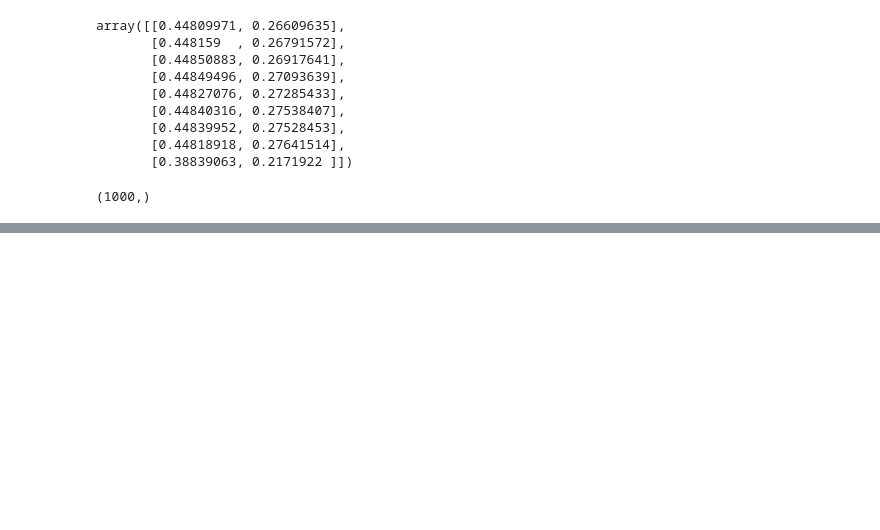
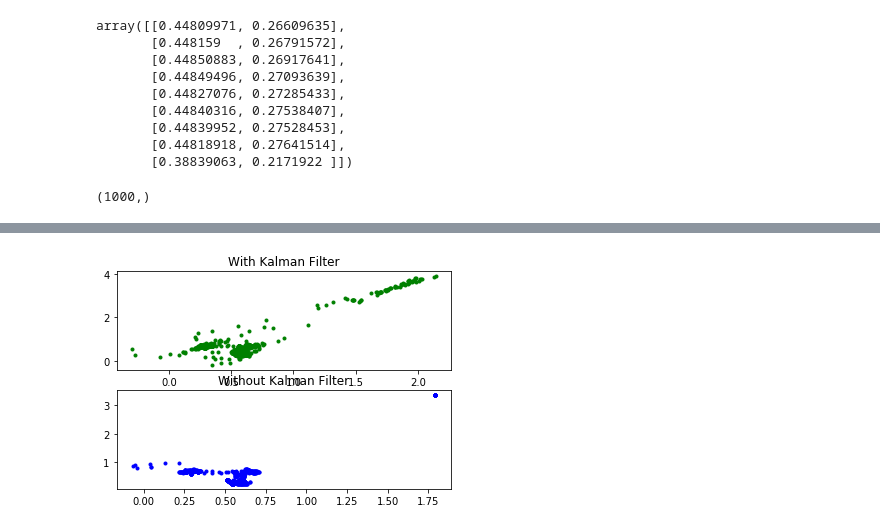
Before and after one commit to anurag1paul/KalmanFiltering, a Jupyter notebook: Kalman Filtering.ipynb, the cells around one changed output, grey strips where cells are left out. Cells and saved outputs as stored; diff of their text form; code cells hidden in the pictures; blank space fills up the shorter version.

```diff
--- a/Kalman Filtering.ipynb
+++ b/Kalman Filtering.ipynb
@@ -110,0 +138,51 @@ plt.savefig("kalman.png")
+# %%
+x = np.array(data['norm_pos_x'])
+y = np.array(data['norm_pos_y'])
+
+
+skip = 10000
+step = 1000
+KF_2D = tracker_4dof()
+preds = []
+measure = []
+z = np.array([x[skip], y[skip]])
+count = [_ for _ in range(step)]
+eps_max = 0.6
+scale = 10
+dumb = 0
+old_Q = KF_2D.Q
+for _ in range(skip, skip+step):
+
+    KF_2D.predict()
+    KF_2D.update(z)
+    preds.append([KF_2D.x[0], KF_2D.x[1]])
+    measure.append([z[0], z[1]])
+    z = np.array([x[_], y[_]])
+    # res_x.append(KF_2D.y[0])
+    # res_y.append(KF_2D.y[1])
+    res = KF_2D.y
+    S = KF_2D.S
+    eps = np.dot(res.T, inv(S)).dot(res)
+    if eps > eps_max:
+        KF_2D.Q = old_Q*scale
+        dumb += 1
+    elif dumb > 0:
+        KF_2D.Q = old_Q
+        dumb = dumb - 1
+
+plt.subplot(2,1,1)
+# plt.xlim(0,1280)
+# plt.ylim(0,720)
+plt.title('With Kalman Filter')
+plt.scatter([preds[_][0] for _ in range(len(preds))], [preds[_][1] for _ in range(len(preds))], color='green', marker='.')
+
+
+plt.subplot(2,1,2)
+# plt.xlim(0,1280)
+# plt.ylim(0,720)
+plt.title('Without Kalman Filter')
+plt.scatter([measure[_][0] for _ in range(len(preds))], [measure[_][1] for _ in range(len(preds))], color='blue', marker='.')
+
+plt.show()
+# %% [output]
+[figure, added]
```
Also changed, not shown: parts of 6 cells of this notebook.
